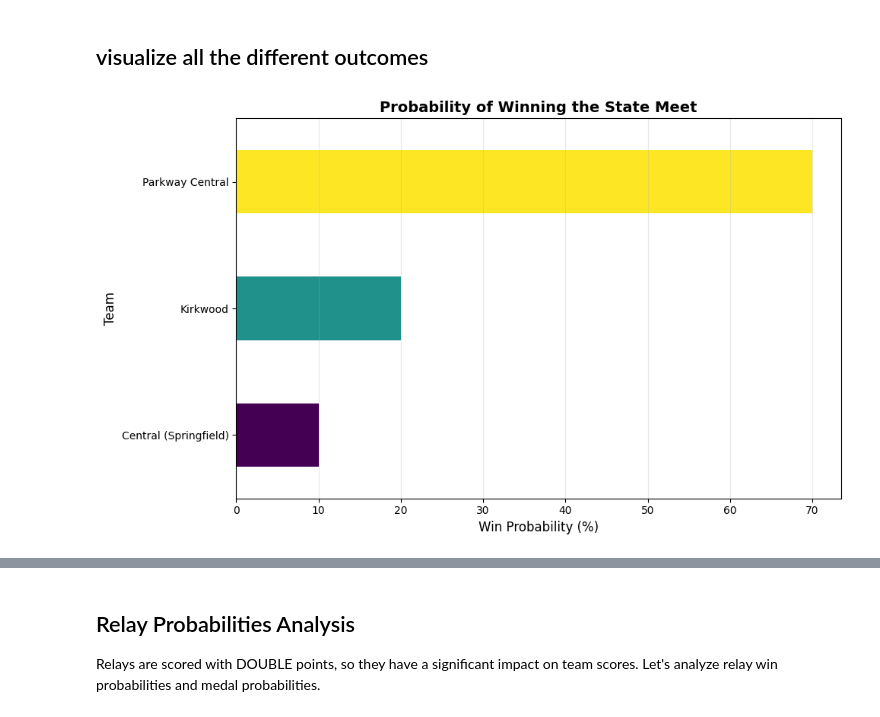
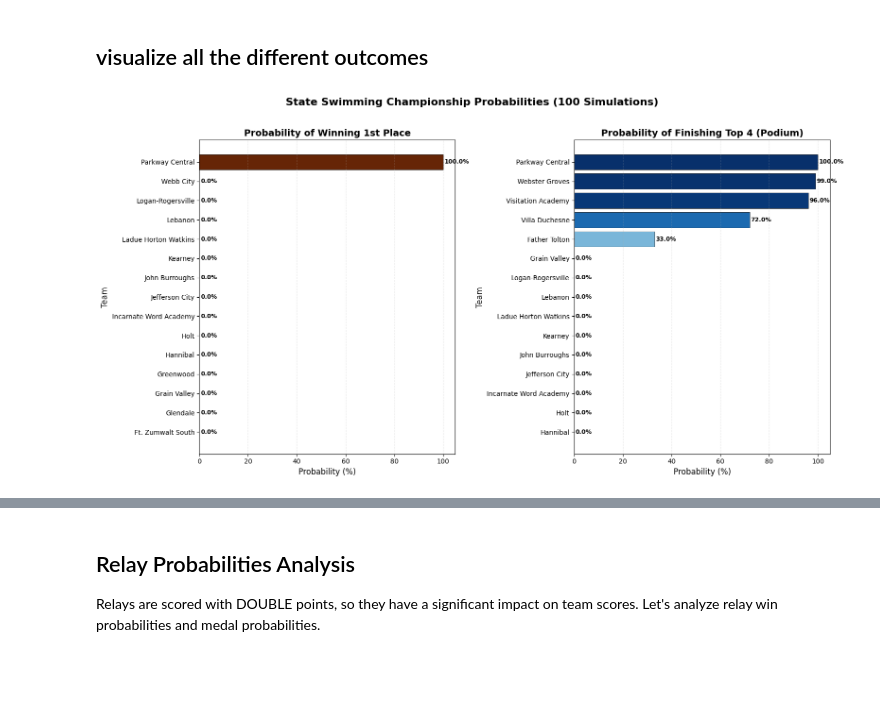
Before and after one commit to serenahuang225/swim-meet-simulator, a Jupyter notebook: swim_meet_simulator_notebook.ipynb, the cells around one changed output, grey strips where cells are left out. Cells and saved outputs as stored; diff of their text form; code cells hidden in the pictures; blank space fills up the shorter version.

Commit message:
updating for girls 1/12

```diff
--- a/swim_meet_simulator_notebook.ipynb
+++ b/swim_meet_simulator_notebook.ipynb
@@ -34,7 +34,7 @@ Output CSV format:
 - `best_time`: best seed time in seconds this season
 - `seed_rank`: rank/seed for that event (1 = top seed)
 # %%
-df = pd.read_csv('missouri_swim_data.csv', header=None)
+df = pd.read_csv('Girls Swimming Export.csv', header=None)
 
 # Extract event names from first row (skip empty columns)
 events = []
@@ -124,7 +124,8 @@ result_df.sample(5)
 result_df.to_csv('swimmers.csv', index=False)
 # %%
 # split by class
-swimmers = pd.read_csv("swimmers.csv")
+swimmers = pd.read_csv("swimming_performance.csv")
+# swimmers = pd.read_csv("swimmers.csv")
 schools = pd.read_csv("schools.csv")
 
 # Merge Class info into swimmer table
@@ -132,5 +133,6 @@ swimmers = swimmers.merge(
     schools[['School', 'Class']],
     left_on='team',
     right_on='School',
-    how='left'
+    how='left',
+    validate='m:1'
 ).drop(columns=['School'])
@@ -474,6 +565,9 @@ Relay assignments: 61 teams
 # %%
-team_scores_all = run_monte_carlo(result_df, assignments, relay_assignments, n_sims=10)
-# right now do 10 for time
+number_sims = 100
+team_scores_all = run_monte_carlo(result_df,
+                                  assignments,
+                                  relay_assignments,
+                                  n_sims=number_sims)
 # %% [markdown]
 ### What `team_scores_all` contains:
 
@@ -582,16 +702,64 @@ Total simulations: 10
 # %% [markdown]
 ## visualize all the different outcomes
 # %%
-# Visualize win probabilities
-plt.figure(figsize=(10, 6))
-win_probs_sorted = win_probs.sort_values(ascending=True)
-colors = plt.cm.viridis(np.linspace(0, 1, len(win_probs_sorted)))
-win_probs_sorted.plot(kind='barh', color=colors)
-plt.title("Probability of Winning the State Meet", fontsize=14, fontweight='bold')
-plt.xlabel("Win Probability (%)", fontsize=12)
-plt.ylabel("Team", fontsize=12)
-plt.grid(axis='x', alpha=0.3)
+# Create visualization for placement probabilities
+fig, axes = plt.subplots(1, 2, figsize=(16, 8))
+
+# 1. First Place Probabilities (Horizontal Bar Chart)
+ax1 = axes[0]
+first_place_sorted = prob_df.sort_values('place_1_%', ascending=True).tail(15)  # Top 15 teams
+
+# Create gradient colors based on probability
+colors_1st = plt.cm.YlOrBr((first_place_sorted['place_1_%'] / first_place_sorted['place_1_%'].max()) * 0.8 + 0.2)
+
+bars1 = ax1.barh(range(len(first_place_sorted)),
+                 first_place_sorted['place_1_%'],
+                 color=colors_1st,
+                 edgecolor='black',
+                 linewidth=0.5)
+
+ax1.set_yticks(range(len(first_place_sorted)))
+ax1.set_yticklabels(first_place_sorted['team'])
+ax1.set_title("Probability of Winning 1st Place", fontsize=14, fontweight='bold')
+ax1.set_xlabel("Probability (%)", fontsize=12)
+ax1.set_ylabel("Team", fontsize=12)
+ax1.grid(axis='x', alpha=0.3, linestyle='--')
+
+# Add value labels on bars
+for i, (bar, prob) in enumerate(zip(bars1, first_place_sorted['place_1_%'])):
+    width = bar.get_width()
+    ax1.text(width + 0.5, bar.get_y() + bar.get_height()/2,
+             f'{prob:.1f}%', va='center', fontsize=9, fontweight='bold')
+
+# 2. Top 4 (Podium) Probabilities (Horizontal Bar Chart)
+ax2 = axes[1]
+podium_sorted = prob_df.sort_values('podium_%', ascending=True).tail(15)  # Top 15 teams
+
+# Create gradient colors based on probability (blues for podium)
+colors_podium = plt.cm.Blues((podium_sorted['podium_%'] / podium_sorted['podium_%'].max()) * 0.8 + 0.2)
+
+bars2 = ax2.barh(range(len(podium_sorted)),
+                 podium_sorted['podium_%'],
+                 color=colors_podium,
+                 edgecolor='black',
+                 linewidth=0.5)
+
+ax2.set_yticks(range(len(podium_sorted)))
+ax2.set_yticklabels(podium_sorted['team'])
+ax2.set_title("Probability of Finishing Top 4 (Podium)", fontsize=14, fontweight='bold')
+ax2.set_xlabel("Probability (%)", fontsize=12)
+ax2.set_ylabel("Team", fontsize=12)
+ax2.grid(axis='x', alpha=0.3, linestyle='--')
+
+# Add value labels on bars
+for i, (bar, prob) in enumerate(zip(bars2, podium_sorted['podium_%'])):
+    width = bar.get_width()
+    ax2.text(width + 0.5, bar.get_y() + bar.get_height()/2,
+             f'{prob:.1f}%', va='center', fontsize=9, fontweight='bold')
+
+plt.suptitle(f"State Swimming Championship Probabilities ({total_simulations} Simulations)",
+             fontsize=16, fontweight='bold', y=1.02)
 plt.tight_layout()
 plt.show()
 # %% [output]
-[figure, old version]
+[figure, new version]
```
Also changed, not shown: parts of 29 cells of this notebook, 12 other files.
